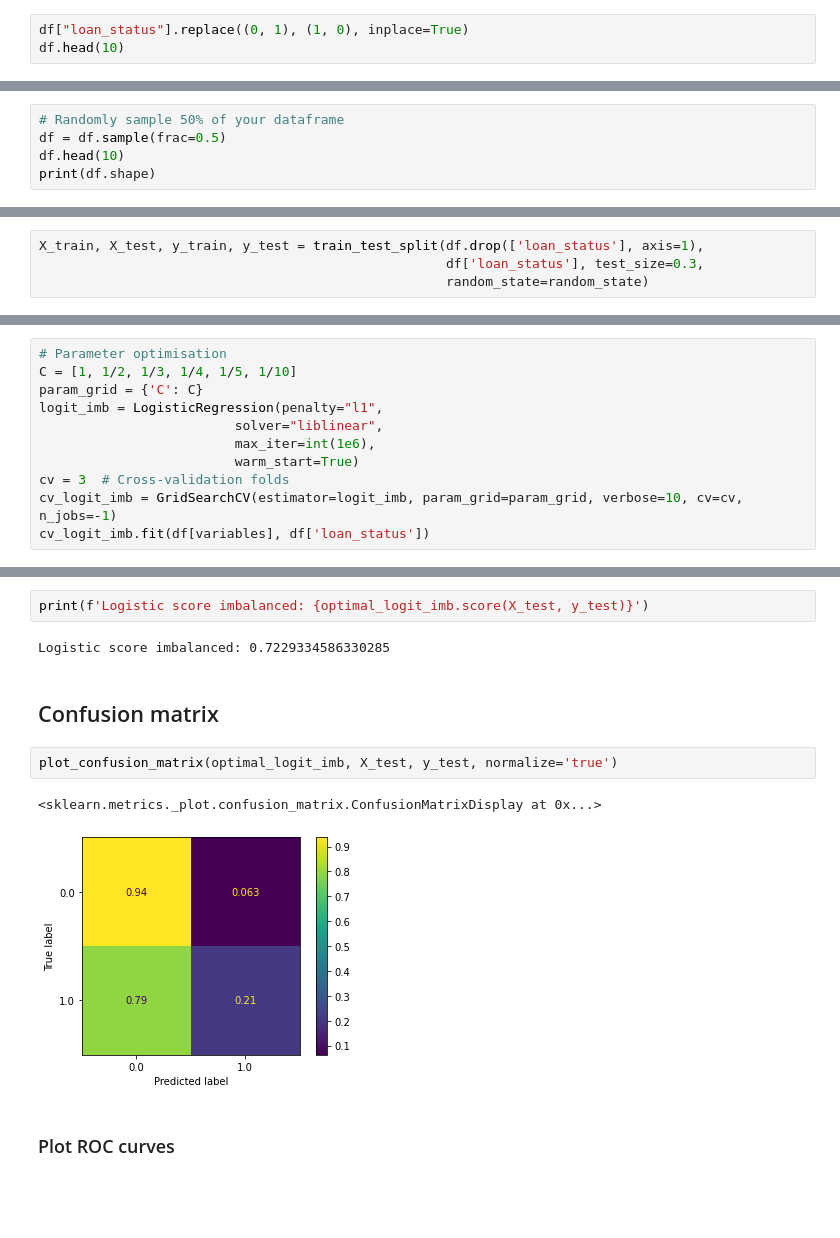
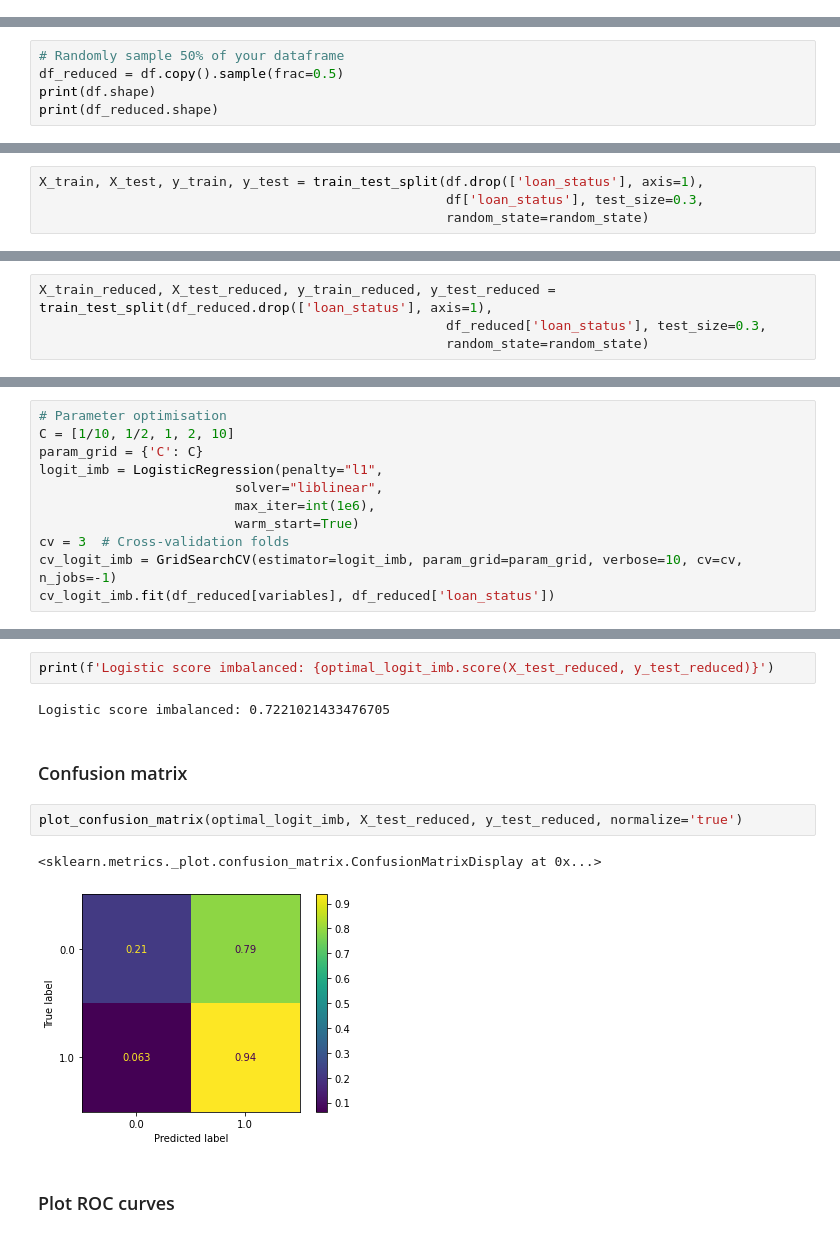
Before and after one commit to apurvk2000/Big-Data-Project, a Jupyter notebook: logistic_forest.ipynb, the cells around one changed output, grey strips where cells are left out. Cells and saved outputs as stored; diff of their text form; blank space fills up the shorter version.

Commit message:
logistic model final implementation

```diff
--- a/logistic_forest.ipynb
+++ b/logistic_forest.ipynb
@@ -73,3 +63,0 @@ In this setup, 0 incates defaulter and 1 non-defaulter. Let's change this.
-# %%
-df["loan_status"].replace((0, 1), (1, 0), inplace=True)
-df.head(10)
@@ -93,6 +66,6 @@ Data set too big for effciently fitting the models.
 # %%
 # Randomly sample 50% of your dataframe
-df = df.sample(frac=0.5)
-df.head(10)
+df_reduced = df.copy().sample(frac=0.5)
 print(df.shape)
+print(df_reduced.shape)
 # %% [output]
@@ -109 +82,5 @@ df['loan_status'] = y_train
+# %%
+X_train_reduced, X_test_reduced, y_train_reduced, y_test_reduced = train_test_split(df_reduced.drop(['loan_status'], axis=1),
+                                                    df_reduced['loan_status'], test_size=0.3,
+                                                    random_state=random_state)
 # %% [markdown]
@@ -134,6 +133,6 @@ In this case, we will use smote procedure.
 # %%
 # Parameter optimisation
-C = [1, 1/2, 1/3, 1/4, 1/5, 1/10]
+C = [1/10, 1/2, 1, 2, 10]
 param_grid = {'C': C}
 logit_imb = LogisticRegression(penalty="l1",
                          solver="liblinear",
@@ -141,5 +140,5 @@ logit_imb = LogisticRegression(penalty="l1",
                          warm_start=True)
 cv = 3  # Cross-validation folds
 cv_logit_imb = GridSearchCV(estimator=logit_imb, param_grid=param_grid, verbose=10, cv=cv, n_jobs=-1)
-cv_logit_imb.fit(df[variables], df['loan_status'])
+cv_logit_imb.fit(df_reduced[variables], df_reduced['loan_status'])
 # %% [output]
@@ -162,14 +161,14 @@ The best Parameters are:
 # %%
-print(f'Logistic score imbalanced: {optimal_logit_imb.score(X_test, y_test)}')
+print(f'Logistic score imbalanced: {optimal_logit_imb.score(X_test_reduced, y_test_reduced)}')
 # %% [output]
-Logistic score imbalanced: 0.7229334586330285
+Logistic score imbalanced: 0.7221021433476705
 # %% [markdown]
-## Confusion matrix
+### Confusion matrix
 # %%
-plot_confusion_matrix(optimal_logit_imb, X_test, y_test, normalize='true')
+plot_confusion_matrix(optimal_logit_imb, X_test_reduced, y_test_reduced, normalize='true')
 # %% [output]
 <sklearn.metrics._plot.confusion_matrix.ConfusionMatrixDisplay at 0x...>
-[figure, old version]
+[figure, new version]
 # %% [markdown]
 ### Plot ROC curves
 # %%
```
Also changed, not shown: parts of 58 cells of this notebook.
